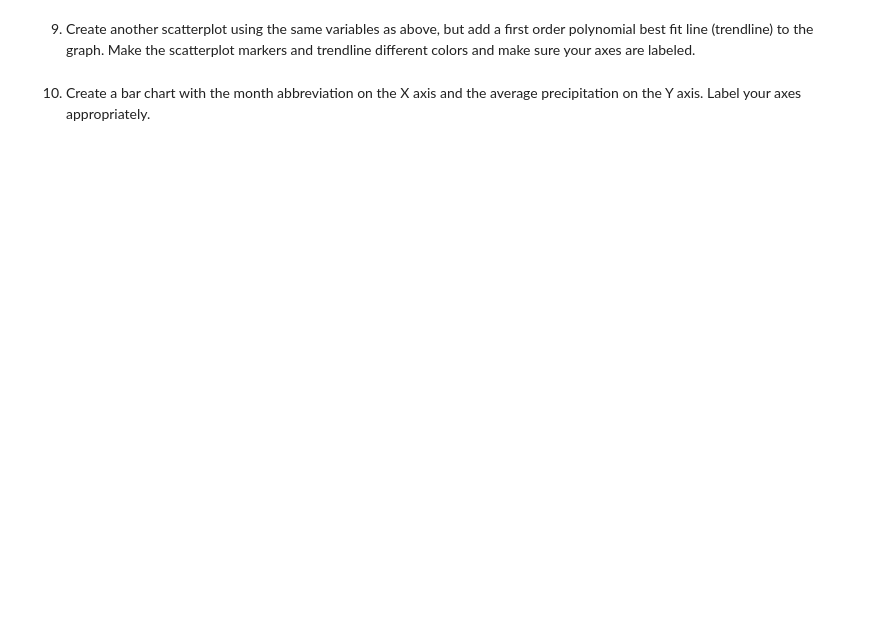
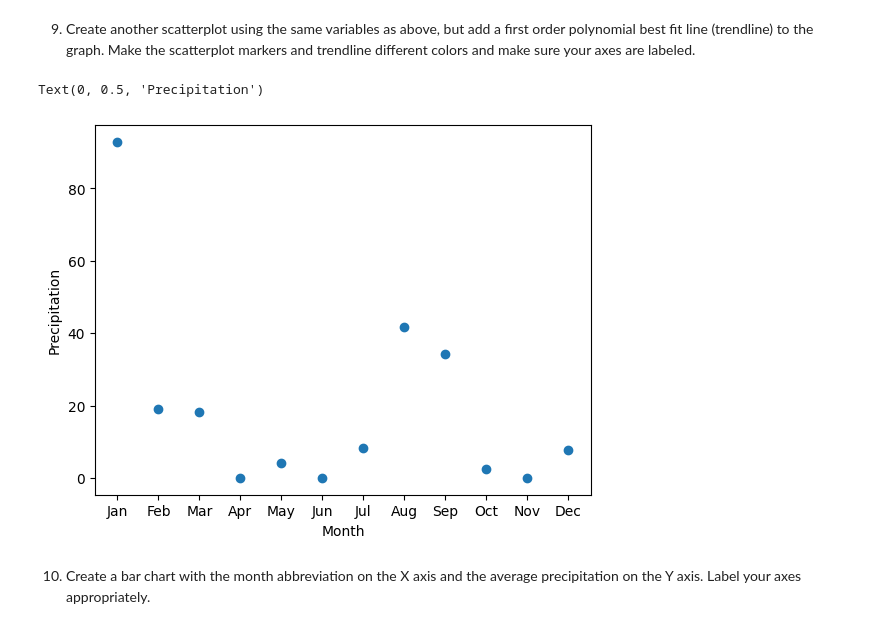
Before and after one commit to bhcatlett/EES2580CatlettBlake, a Jupyter notebook: ees4_practice.ipynb, the cells around one changed output. Cells and saved outputs as stored; diff of their text form; code cells hidden in the pictures; blank space fills up the shorter version.

```diff
--- a/ees4_practice.ipynb
+++ b/ees4_practice.ipynb
@@ -83,4 +129,14 @@ climate = climate.set_index('month')
 # %% [markdown]
 9. Create another scatterplot using the same variables as above, but add a first order polynomial best fit line (trendline) to the graph. Make the scatterplot markers and trendline different colors and make sure your axes are labeled.
+# %%
+figure = plt.figure()
+ax = figure.add_subplot(1, 1, 1)
+ax.scatter(climate.index, climate['ppt'])
+#HELP
+ax.set_xlabel('Month')
+ax.set_ylabel('Precipitation')
+# %% [output]
+Text(0, 0.5, 'Precipitation')
+[figure, added]
 # %% [markdown]
 10. Create a bar chart with the month abbreviation on the X axis and the average precipitation on the Y axis. Label your axes appropriately.
```
Also changed, not shown: parts of 4 cells of this notebook.
